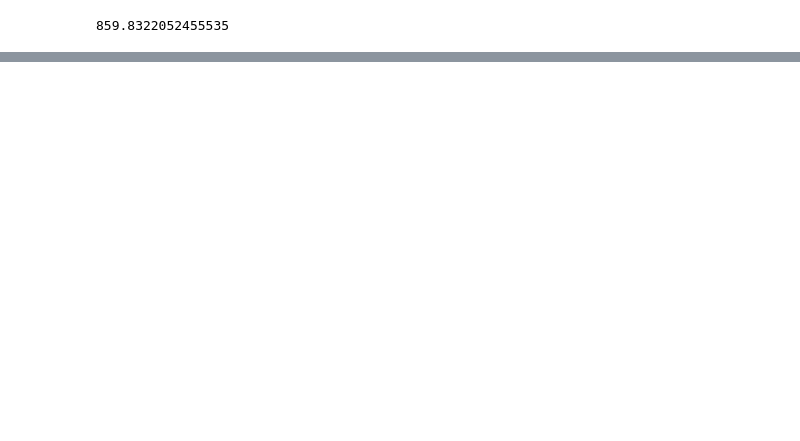
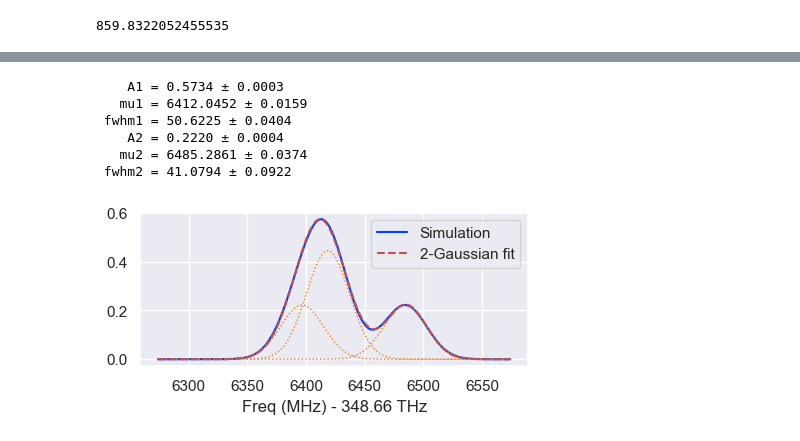
Before and after one commit to arianjad/Molecule-Structure, a Jupyter notebook: Jupyter Notebooks/RaX/BaF X-A.ipynb, the cells around one changed output, grey strips where cells are left out. Cells and saved outputs as stored; diff of their text form; code cells hidden in the pictures; blank space fills up the shorter version.

```diff
--- a/Jupyter Notebooks/RaX/BaF X-A.ipynb
+++ b/Jupyter Notebooks/RaX/BaF X-A.ipynb
@@ -385,0 +662,21 @@ e.update_params(new_e)
+# %%
+fig, ax = plt.subplots(figsize=(5, 2))
+ax, x, total, (mp, ms) = plot_gaussian_spectrum(flist_MHz+34, BRlist, x=np.linspace(6424-150,6424+150,1001), fwhm=43, threshold=0.5, pad=2, ax=ax,label='Simulation')
+
+popt, perr, yfit = fit_two_gaussian(x, total)
+A1, mu1, fw1, A2, mu2, fw2 = popt
+ax.plot(x, yfit, 'r--', label='2-Gaussian fit')
+ax.legend()
+
+names = ['A1','mu1','fwhm1','A2','mu2','fwhm2']
+for n, v, e in zip(names, popt, perr):
+    print(f'{n:>6} = {v:.4f} ± {e:.4f}')
+plt.xlabel('Freq (MHz) - 348.66 THz'); plt.legend(); plt.show()
+# %% [output]
+    A1 = 0.5734 ± 0.0003
+   mu1 = 6412.0452 ± 0.0159
+ fwhm1 = 50.6225 ± 0.0404
+    A2 = 0.2220 ± 0.0004
+   mu2 = 6485.2861 ± 0.0374
+ fwhm2 = 41.0794 ± 0.0922
+[figure, added]
```
Also changed, not shown: parts of 45 cells of this notebook, 4 other files.
